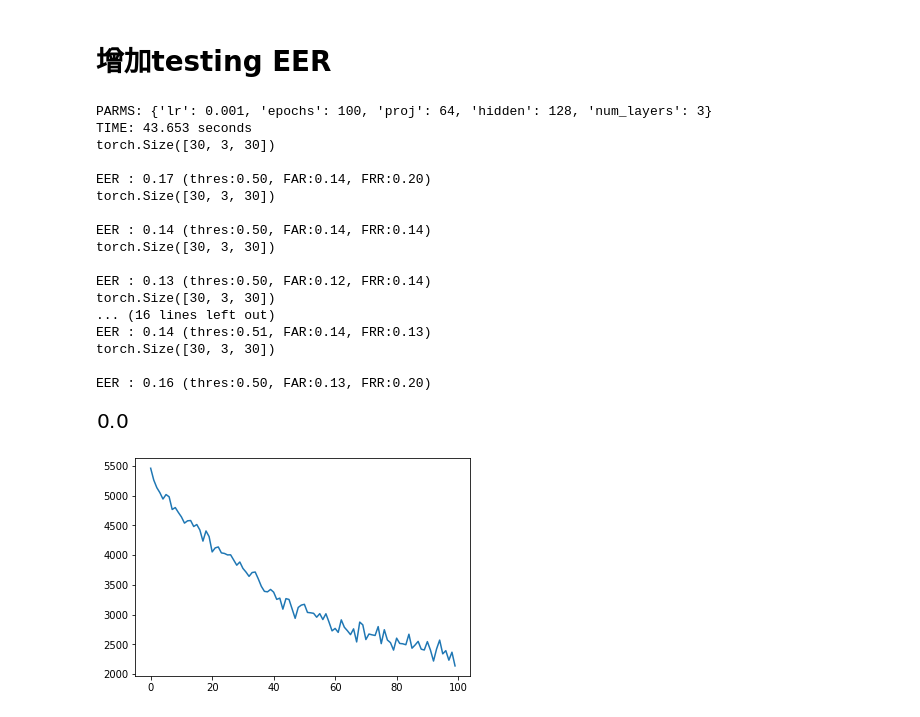
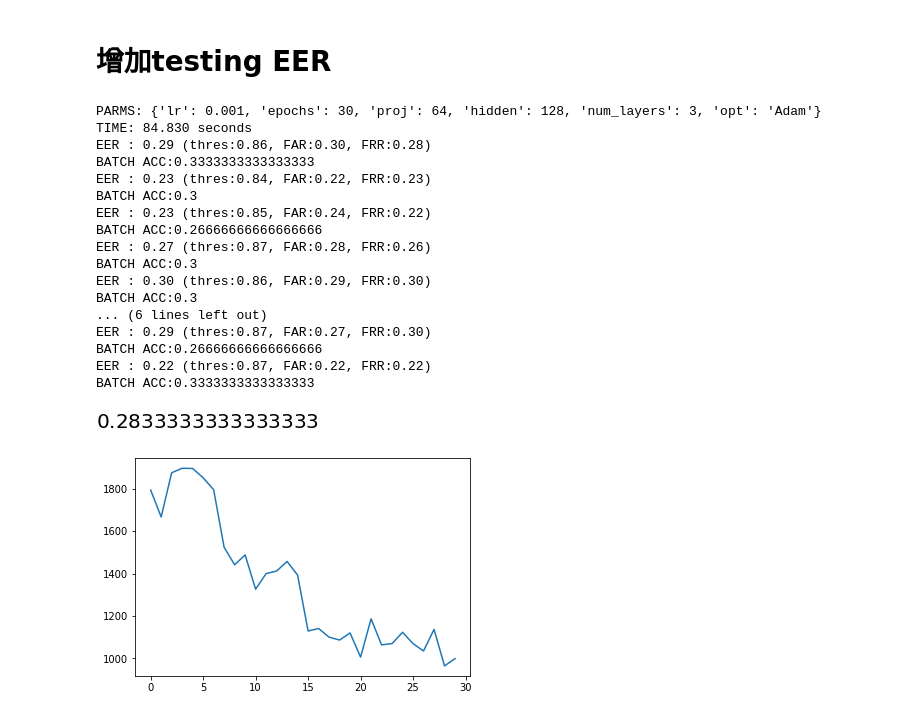
Before and after one commit to Bovey0809/Speaker_Verification, a Jupyter notebook: grid_search.ipynb, the cells around one changed output. Saved outputs shown, nothing was run; the diff lists cells and outputs as text; code cells hidden in the pictures.

```diff
--- a/grid_search.ipynb
+++ b/grid_search.ipynb
@@ -363,7 +415,7 @@ def logging(f):
 def train(lr=0.001, epochs=10, proj=256, hidden=128, num_layers=4, device='cuda', opt='Adam', debug=False):
     # define net, loss, optimizer
     device = torch.device(device)
-    N = 100
+    N = 4
     M = 6
     embedder_net = SpeechEmbedder(hidden=hidden, num_layers=num_layers, proj=proj, N=N, M=M).to(device)
     criterion = GE2ELoss(device)
@@ -372,7 +424,7 @@ def train(lr=0.001, epochs=10, proj=256, hidden=128, num_layers=4, device='cuda'
                                  {'params': criterion.parameters()}], lr=lr)
     elif opt == 'SGD':
         optimizer = torch.optim.SGD([{'params': embedder_net.parameters()},
-                                    {'params': criterion.parameters()}], lr=lr)
+                                    {'params': criterion.parameters()}], lr=lr,momentum=0.9)
     # print(f"Your optimizer is {optimizer}")
     train_dataset = SpeakerDatasetTIMITPreprocessed('./train_tisv/', M)
     train_loader = DataLoader(train_dataset, batch_size=N, drop_last=True, shuffle=True)
@@ -404,6 +456,6 @@ def train(lr=0.001, epochs=10, proj=256, hidden=128, num_layers=4, device='cuda'
     return save_model_path, loss_log
 
 # test loss printout
-train(epochs=20)
+train(epochs=20, debug=True)
 # %% [output]
 PARMS: {'epochs': 20, 'debug': True}
@@ -457,6 +509,7 @@ def test(model_path, **kargs):
     embedder_net.eval()
     epochs = 10
     acc = 0
+    avg_EER = 0
     for e in range(epochs):
         batch_avg_EER = 0
         for batch_id, mel_db in enumerate(test_loader):
@@ -467,9 +520,9 @@ def test(model_path, **kargs):
             enrollment = embedder_net(enrollment.reshape(-1, mel_db.size(2), mel_db.size(3)))
             verification = embedder_net(verification.reshape(-1, mel_db.size(2), mel_db.size(3)))
             enrollment_centroids = get_centroids(enrollment)
-            # verification = get_centroids(verification)
-            sim_matrix = get_cossim(verification, enrollment_centroids)
-            # print(sim_matrix.shape) # 30 3
+            # what if verification get centorids
+            sim_matrix = get_cossim(verification, enrollment_centroids) # N * M * proj
+
             # calculating EER
             diff = 1; EER=0; EER_thresh = 0; EER_FAR=0; EER_FRR=0
 
@@ -482,59 +535,64 @@ def test(model_path, **kargs):
                 FRR = (sum([M/2-sim_matrix_thresh[i,:,i].float().sum() for i in range(int(N))])
                 /(float(M/2))/N)
 
                 # Save threshold when FAR = FRR (=EER)
                 if diff> abs(FAR-FRR):
                     diff = abs(FAR-FRR)
                     EER = (FAR+FRR)/2
                     EER_thresh = thres
                     EER_FAR = FAR
                     EER_FRR = FRR
             batch_avg_EER += EER
-            print("\nEER : %0.2f (thres:%0.2f, FAR:%0.2f, FRR:%0.2f)"%(EER,EER_thresh,EER_FAR,EER_FRR))
-#             result = cosine_distances(verification.detach().cpu().numpy(),enrollment.detach().cpu().numpy())
-#             batch_acc = sum(list(range(N)) == result.argmin(0)) / N
-#             acc += batch_acc
-#             print(f"BATCH ACC:{batch_acc}")
+            print("EER : %0.2f (thres:%0.2f, FAR:%0.2f, FRR:%0.2f)"%(EER,EER_thresh,EER_FAR,EER_FRR))
+            # calculating ACC
+            verification = get_centroids(verification)
+            result = cosine_distances(verification.detach().cpu().numpy(),enrollment_centroids.detach().cpu().numpy())
+            batch_acc = sum(list(range(N)) == result.argmin(0)) / N
+            acc += batch_acc
+            print(f"BATCH ACC:{batch_acc}")
+        avg_EER += batch_avg_EER/(batch_id+1)
+    avg_EER = avg_EER / epochs
     return acc/10
 
 
 def pipeline(**params):
     # training
     model_path, total_loss = train(lr=params['lr'],
                        epochs=params['max_epochs'],
                        proj=params['proj'],
                        hidden=params['hidden'],
-                       num_layers=params['num_layers'])
+                       num_layers=params['num_layers'],
+                        opt=params['opt'])
     plt.plot(total_loss)
     # testing
     acc = test(model_path,
          proj=params['proj'],
          hidden=params['hidden'],
          num_layers=params['num_layers'])
     return acc
 
 # test pipleline
-pipeline(lr=0.001, max_epochs=100, proj=64, hidden=128, num_layers=3)
+pipeline(lr=0.001, max_epochs=30, proj=64, hidden=128, num_layers=3, opt='Adam')
 # %% [output]
-PARMS: {'lr': 0.001, 'epochs': 100, 'proj': 64, 'hidden': 128, 'num_layers': 3}
-TIME: 43.653 seconds
-torch.Size([30, 3, 30])
-
-EER : 0.17 (thres:0.50, FAR:0.14, FRR:0.20)
-torch.Size([30, 3, 30])
-
-EER : 0.14 (thres:0.50, FAR:0.14, FRR:0.14)
-torch.Size([30, 3, 30])
-
-EER : 0.13 (thres:0.50, FAR:0.12, FRR:0.14)
-torch.Size([30, 3, 30])
-... (16 lines left out)
-EER : 0.14 (thres:0.51, FAR:0.14, FRR:0.13)
-torch.Size([30, 3, 30])
-
-EER : 0.16 (thres:0.50, FAR:0.13, FRR:0.20)
+PARMS: {'lr': 0.001, 'epochs': 30, 'proj': 64, 'hidden': 128, 'num_layers': 3, 'opt': 'Adam'}
+TIME: 84.830 seconds
+EER : 0.29 (thres:0.86, FAR:0.30, FRR:0.28)
+BATCH ACC:0.3333333333333333
+EER : 0.23 (thres:0.84, FAR:0.22, FRR:0.23)
+BATCH ACC:0.3
+EER : 0.23 (thres:0.85, FAR:0.24, FRR:0.22)
+BATCH ACC:0.26666666666666666
+EER : 0.27 (thres:0.87, FAR:0.28, FRR:0.26)
+BATCH ACC:0.3
+EER : 0.30 (thres:0.86, FAR:0.29, FRR:0.30)
+BATCH ACC:0.3
+... (6 lines left out)
+EER : 0.29 (thres:0.87, FAR:0.27, FRR:0.30)
+BATCH ACC:0.26666666666666666
+EER : 0.22 (thres:0.87, FAR:0.22, FRR:0.22)
+BATCH ACC:0.3333333333333333
-[figure, old version]
+[figure, new version]
-[figure, old version]
+[figure, new version]
 # %%
 # parameters sets
 parameters = {
```
Also changed, not shown: parts of 6 cells of this notebook.
